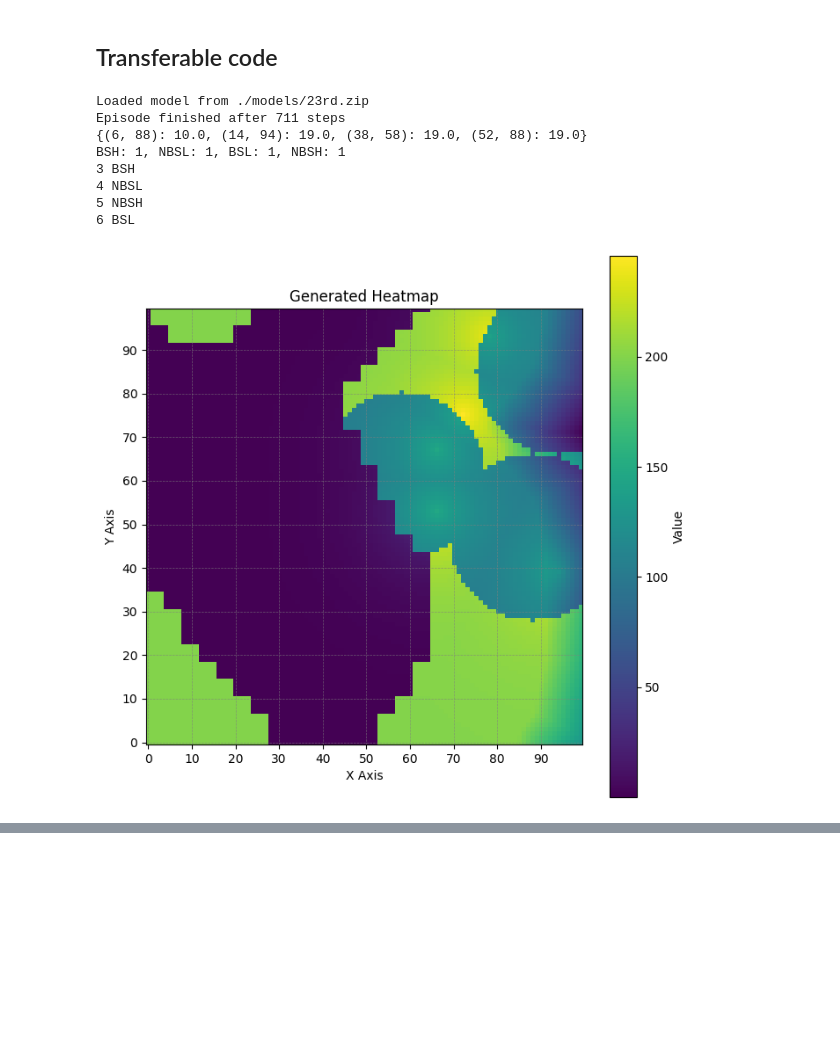
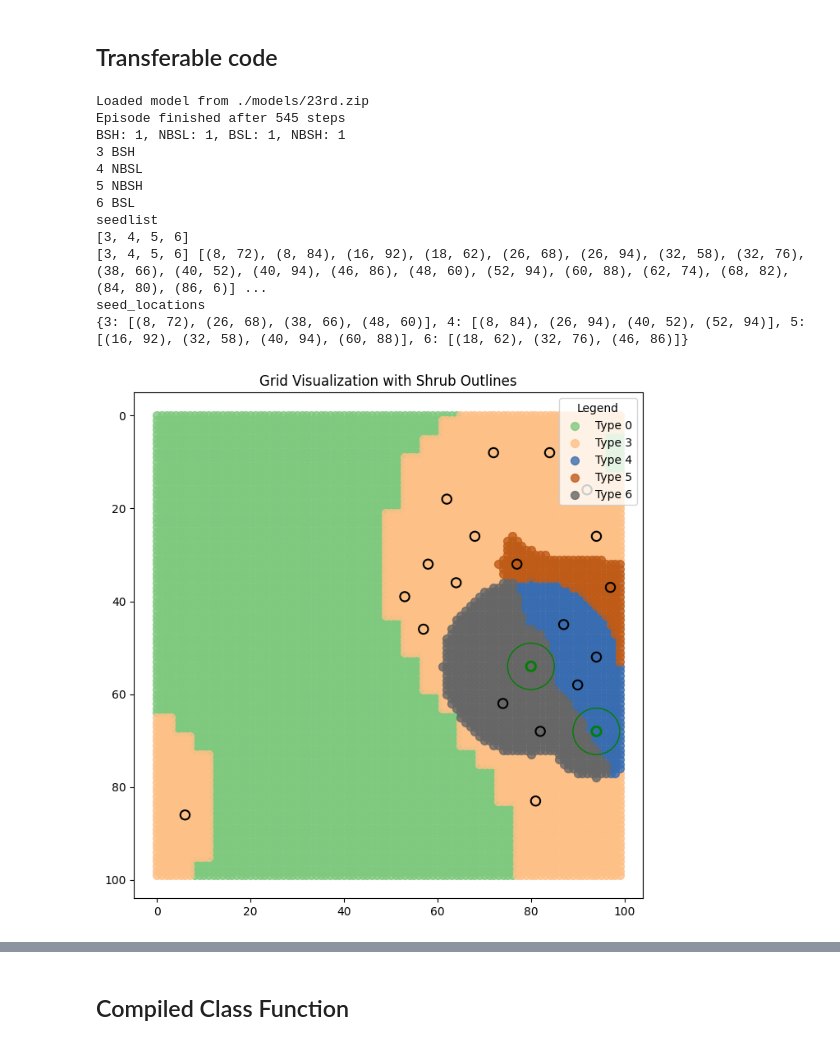
Before and after one commit to Jaywhisker/HDB_Planters, a Jupyter notebook: hdb-spatial-placement/notebooks/organisedNotebook.ipynb, the cells around one changed output, grey strips where cells are left out. Cells and saved outputs as stored; diff of their text form; code cells hidden in the pictures; blank space fills up the shorter version.

```diff
--- a/hdb-spatial-placement/notebooks/organisedNotebook.ipynb
+++ b/hdb-spatial-placement/notebooks/organisedNotebook.ipynb
@@ -1671,12 +1676,12 @@ def merge_regions_without_seeds(input_grid, seed_dict_x, visualise=False):
 # %%
 def combined_v3(input_grid, plant_list, threshold = 0.1, fall_off = False, visualise= False):
     # One visualisatoin can be run on input grid
-    trees_list, seed_list = extract_tree_shrub_placements(input_grid)
-    tree_info_dict, shrub_info_dict = retrive_trees_shrubs_from_input_dict(plant_list)
-    new_trees = allocate_trees_to_coordinates(trees_list, tree_info_dict)
-    tree_radii = {pos: data[1] for pos, data in new_trees.items()}
-    print(tree_radii)
-    starter_seeds = create_seed_labels(shrub_info_dict)
+    # trees_list, seed_list = extract_tree_shrub_placements(input_grid)
+    # tree_info_dict, shrub_info_dict = retrive_trees_shrubs_from_input_dict(plant_list)
+    # new_trees = allocate_trees_to_coordinates(trees_list, tree_info_dict)
+    # tree_radii = {pos: data[1] for pos, data in new_trees.items()}
+    # starter_seeds = create_seed_labels(shrub_info_dict)
+    # print(starter_seeds, seed_list, tree_radii)
     seed_locations = choose_starter_slots_v2(seed_list, starter_seeds)
     noise_map = generate_worley_heatmap()
     noise_grids = combined_noisemap(input_grid, noise_map,seed_locations)
@@ -1700,17 +1705,21 @@ def postprocessing(intermediate_grid, seed_list):
     return cleaned_grid, seed_dict
 # %%
 input_grid_y = initialise_things() # Please replace with  wx version and check that it workes with wx legend ( )
-intermediate_grid_y, seed_list_y, trees_list_y = combined_v3(input_grid_y, starting_input, visualise=True)
+intermediate_grid_y, seed_list_y, trees_list_y = combined_v3(input_grid_y, starting_input, visualise=False)
 output_grid_y, seed_dict_y = postprocessing(intermediate_grid_y, seed_list_y)
 
 visualize_grid_with_outlines(output_grid_y, seed_dict_y, trees_list_y)
 # %% [output]
 Loaded model from ./models/23rd.zip
-Episode finished after 711 steps
-{(6, 88): 10.0, (14, 94): 19.0, (38, 58): 19.0, (52, 88): 19.0}
+Episode finished after 545 steps
 BSH: 1, NBSL: 1, BSL: 1, NBSH: 1
 3 BSH
 4 NBSL
 5 NBSH
 6 BSL
+seedlist
+[3, 4, 5, 6]
+[3, 4, 5, 6] [(8, 72), (8, 84), (16, 92), (18, 62), (26, 68), (26, 94), (32, 58), (32, 76), (38, 66), (40, 52), (40, 94), (46, 86), (48, 60), (52, 94), (60, 88), (62, 74), (68, 82), (84, 80), (86, 6)] ...
+seed_locations
+{3: [(8, 72), (26, 68), (38, 66), (48, 60)], 4: [(8, 84), (26, 94), (40, 52), (52, 94)], 5: [(16, 92), (32, 58), (40, 94), (60, 88)], 6: [(18, 62), (32, 76), (46, 86)]}
-[figure, old version]
+[figure, new version]
@@ -1720,0 +1726,2 @@ BSH: 1, NBSL: 1, BSL: 1, NBSH: 1
+# %% [markdown]
+## Compiled Class Function
```
Also changed, not shown: parts of 7 cells of this notebook, 1 other file.
